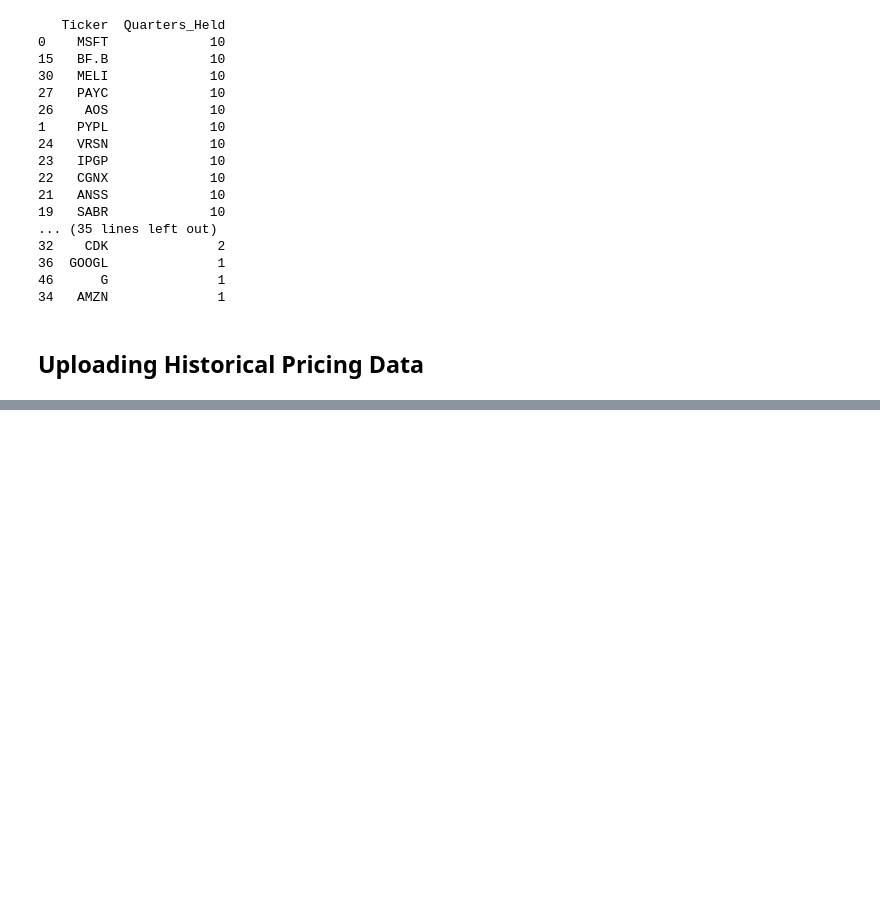
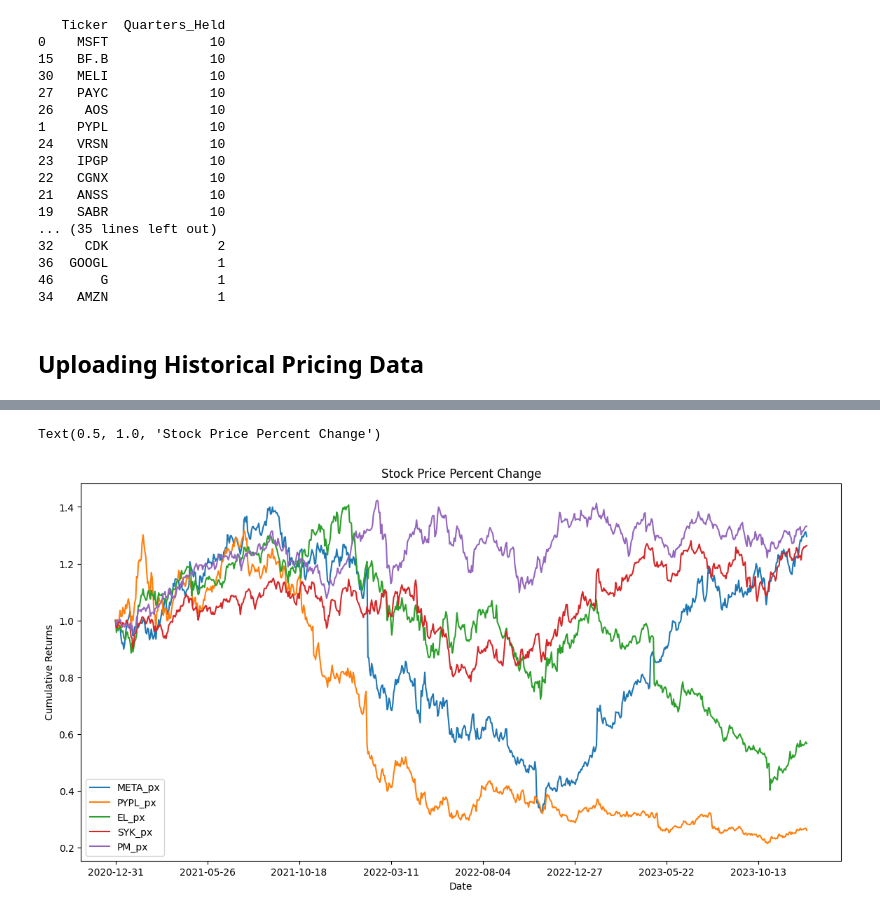
Before and after one commit to aloukrezis01/capital-markets, a Jupyter notebook: Concentrated Long Only Fund Analysis.ipynb, the cells around one changed output, grey strips where cells are left out. Cells and saved outputs as stored; diff of their text form; code cells hidden in the pictures; blank space fills up the shorter version.

```diff
--- a/Concentrated Long Only Fund Analysis.ipynb
+++ b/Concentrated Long Only Fund Analysis.ipynb
@@ -226,0 +270,14 @@ FileNotFoundError: [Errno 2] No such file or directory: 'Historical_Data_Prices_
+# %%
+
+META_df = META[['Date', 'Close']].copy()
+PYPL_df = PYPL[['Date', 'Close']].copy()
+EL_df = EL[['Date', 'Close']].copy()
+PM_df = PM[['Date', 'Close']].copy()
+SYK_df = SYK[['Date', 'Close']].copy()
+
+# Renaming 'Close' to match the company's ticker, for example, 'dataframe-name_Close'
+META_df.rename(columns={'Close': 'META_px'}, inplace=True)
+PYPL_df.rename(columns={'Close': 'PYPL_px'}, inplace=True)
+EL_df.rename(columns={'Close': 'EL_px'}, inplace=True)
+PM_df.rename(columns={'Close': 'PM_px'}, inplace=True)
+SYK_df.rename(columns={'Close': 'SYK_px'}, inplace=True)
@@ -226,0 +361,20 @@ FileNotFoundError: [Errno 2] No such file or directory: 'Historical_Data_Prices_
+# %%
+# Replace with the actual start and end dates you want to consider
+start_date = '2020-12-31'
+end_date = '2023-12-31'
+# %%
+
+# Select the date range in the DataFrame
+date_range_df = combined_df.loc[start_date:end_date]
+
+# Calculate percent change based on the start date for all columns
+percent_change_df = date_range_df.pct_change().fillna(0) + 1
+cumulative_returns_df = percent_change_df.cumprod()
+
+# Plot the cumulative returns as percent change from the start date
+cumulative_returns_plot = cumulative_returns_df.plot(figsize=(14, 7))
+cumulative_returns_plot.set_ylabel('Cumulative Returns')
+cumulative_returns_plot.set_title('Stock Price Percent Change')
+# %% [output]
+Text(0.5, 1.0, 'Stock Price Percent Change')
+[figure, added]
```
Also changed, not shown: parts of 14 cells of this notebook.
